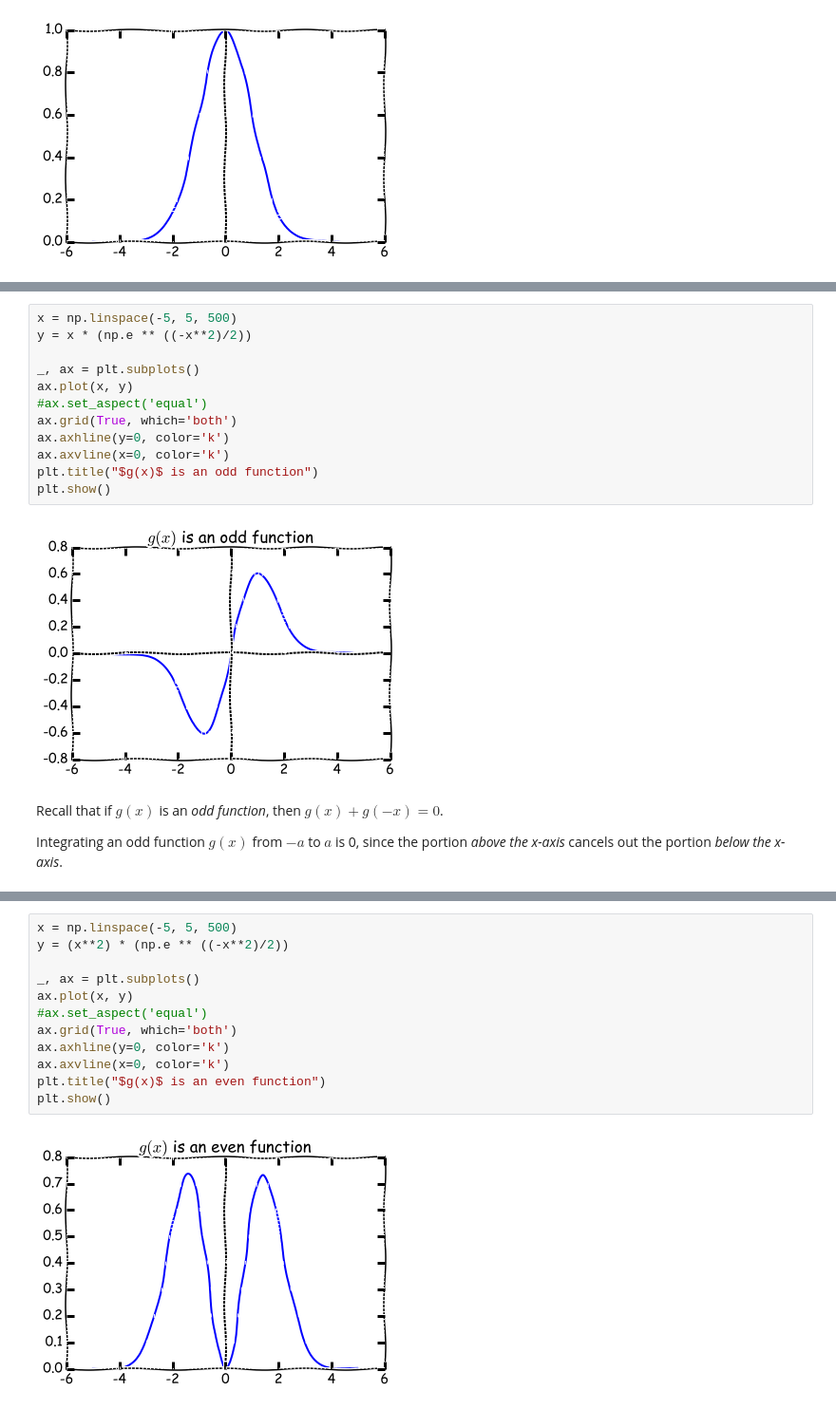
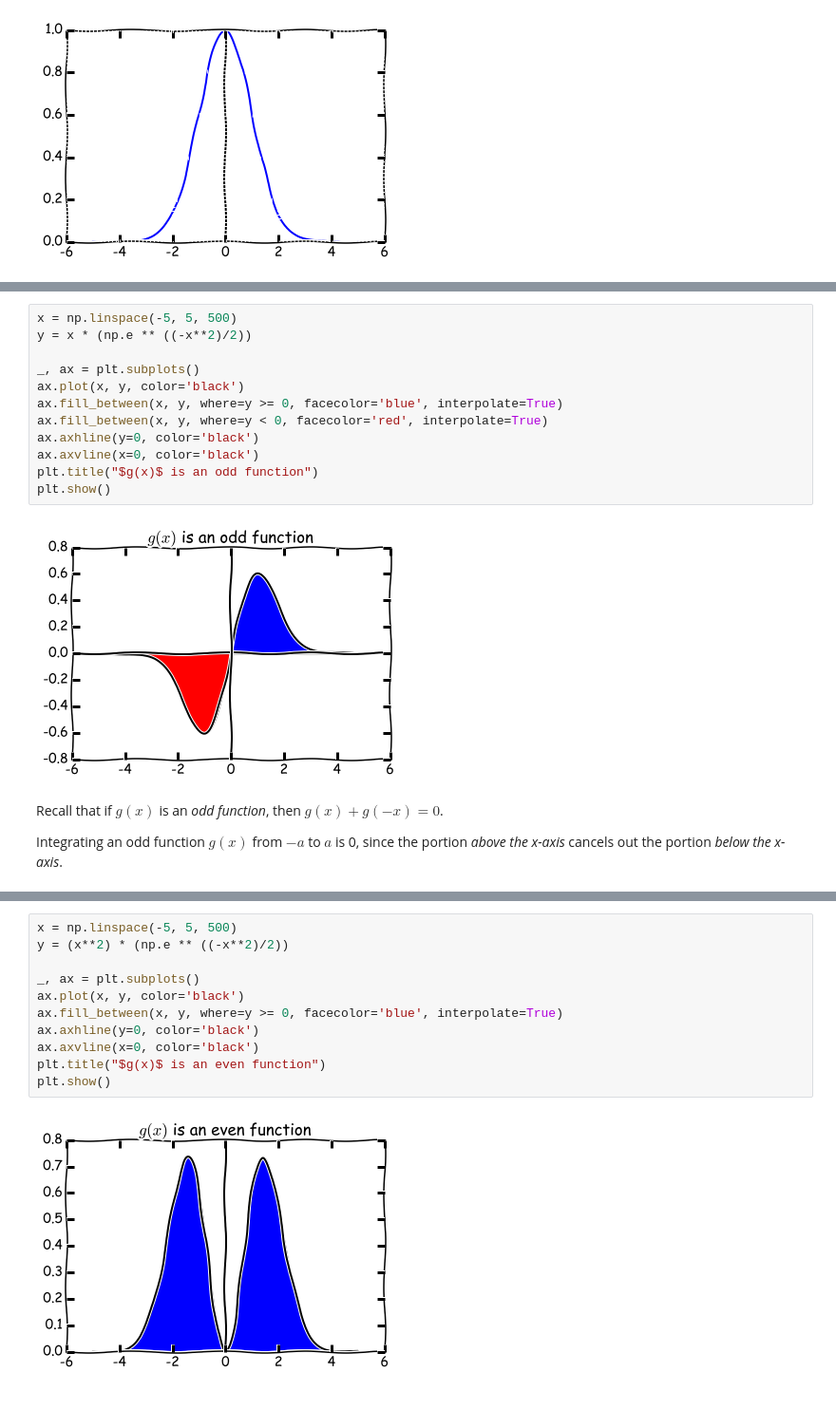
Before and after one commit to buruzaemon/stats-110, a Jupyter notebook: Lecture_13.ipynb, the cells around one changed output, grey strips where cells are left out. Shown at 95% size. Cells and saved outputs as stored; diff of their text form.

```diff
--- a/Lecture_13.ipynb
+++ b/Lecture_13.ipynb
@@ -211,15 +215,15 @@ x = np.linspace(-5, 5, 500)
 y = x * (np.e ** ((-x**2)/2))
 
 _, ax = plt.subplots()
-ax.plot(x, y)
-#ax.set_aspect('equal')
-ax.grid(True, which='both')
-ax.axhline(y=0, color='k')
-ax.axvline(x=0, color='k')
+ax.plot(x, y, color='black')
+ax.fill_between(x, y, where=y >= 0, facecolor='blue', interpolate=True)
+ax.fill_between(x, y, where=y < 0, facecolor='red', interpolate=True)
+ax.axhline(y=0, color='black')
+ax.axvline(x=0, color='black')
 plt.title("$g(x)$ is an odd function")
 plt.show()
 # %% [output]
-[figure, old version]
+[figure, new version]
 # %% [markdown]
 Recall that if $g(x)$ is an _odd function_, then $g(x) + g(-x) = 0$.
 
@@ -245,17 +249,16 @@ For the standard normal distribution, $\mathbb{Var}(Z) = 1$. Let's prove this as
 # %%
 x = np.linspace(-5, 5, 500)
 y = (x**2) * (np.e ** ((-x**2)/2))
 
 _, ax = plt.subplots()
-ax.plot(x, y)
-#ax.set_aspect('equal')
-ax.grid(True, which='both')
-ax.axhline(y=0, color='k')
-ax.axvline(x=0, color='k')
+ax.plot(x, y, color='black')
+ax.fill_between(x, y, where=y >= 0, facecolor='blue', interpolate=True)
+ax.axhline(y=0, color='black')
+ax.axvline(x=0, color='black')
 plt.title("$g(x)$ is an even function")
 plt.show()
 # %% [output]
-[figure, old version]
+[figure, new version]
 # %% [markdown]
 ## Standard Normal Distribution
 
```
Also changed, not shown: parts of 2 cells of this notebook, 2 other files.
